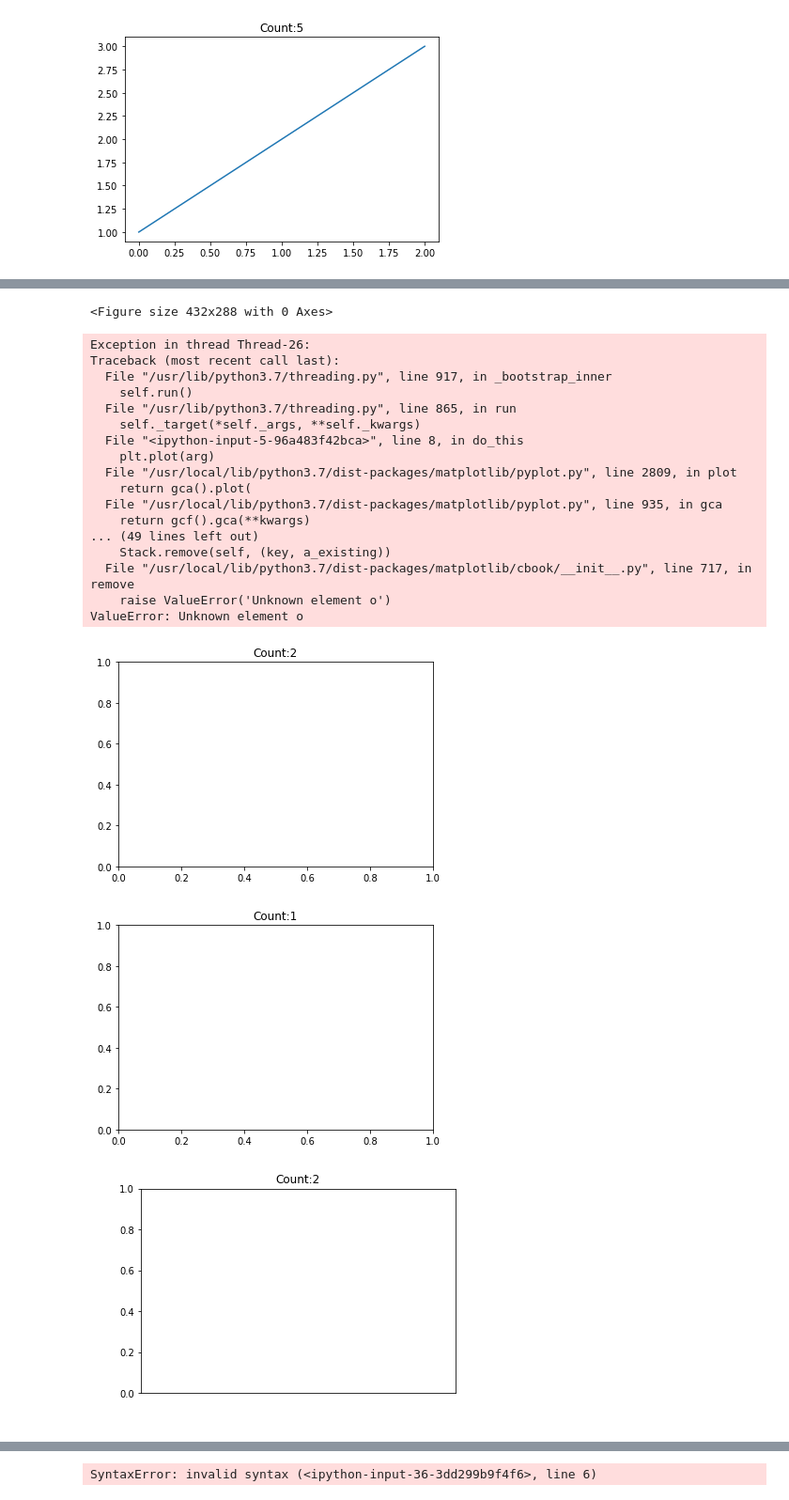
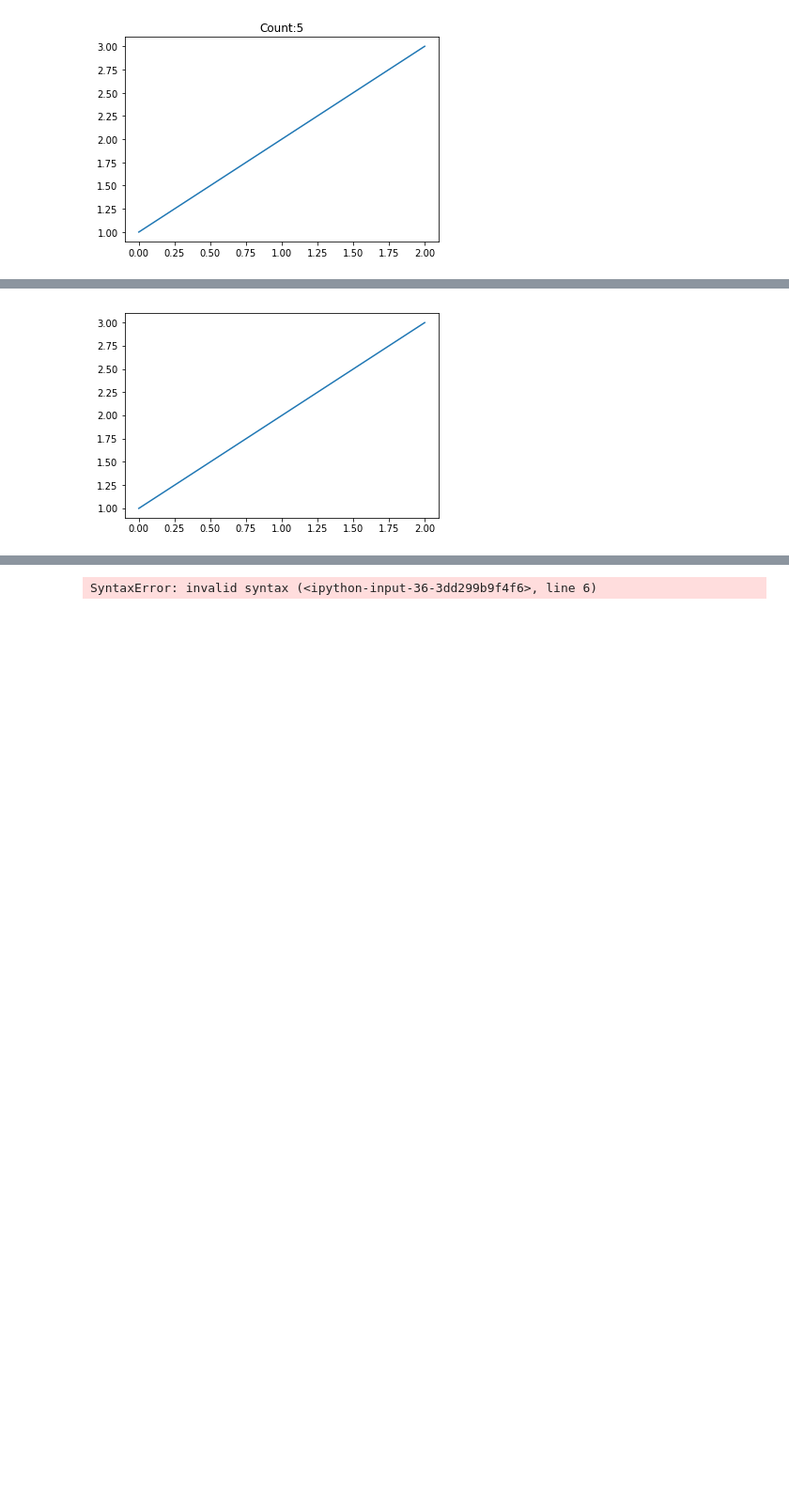
Before and after one commit to aniruddhakal/Recommending-Diverse-And-Serendipitous-Movies-using-Tag-Genome, a Jupyter notebook: ipython_notebooks/DataExploration/Predict_Ratings/ForkNJoin_Practice.ipynb, the cells around one changed output, grey strips where cells are left out. Shown: that part at 94% size. Drawn from its saved outputs; the diff is of its cells as text; code cells hidden in the pictures; blank space fills up the shorter version.

```diff
--- a/ipython_notebooks/DataExploration/Predict_Ratings/ForkNJoin_Practice.ipynb
+++ b/ipython_notebooks/DataExploration/Predict_Ratings/ForkNJoin_Practice.ipynb
@@ -87,9 +101,7 @@ def do_this(arg, count):
     plt.plot(arg)
     plt.show()
 
-a = 0
-while a < 5:
-    a += 1
+for a in range(5):
 #     p = mp.Process(target=do_this, args=([1,2,3], a,))
     p = t.Thread(target=do_this, args=([1,2,3], a,))
     p.start()
@@ -99,21 +127 @@ while a < 5:
-<Figure size 432x288 with 0 Axes>
-Exception in thread Thread-26:
-Traceback (most recent call last):
-  File "/usr/lib/python3.7/threading.py", line 917, in _bootstrap_inner
-    self.run()
-  File "/usr/lib/python3.7/threading.py", line 865, in run
-    self._target(*self._args, **self._kwargs)
-  File "<ipython-input-5-96a483f42bca>", line 8, in do_this
-    plt.plot(arg)
-  File "/usr/local/lib/python3.7/dist-packages/matplotlib/pyplot.py", line 2809, in plot
-    return gca().plot(
-  File "/usr/local/lib/python3.7/dist-packages/matplotlib/pyplot.py", line 935, in gca
-    return gcf().gca(**kwargs)
-... (49 lines left out)
-    Stack.remove(self, (key, a_existing))
-  File "/usr/local/lib/python3.7/dist-packages/matplotlib/cbook/__init__.py", line 717, in remove
-    raise ValueError('Unknown element o')
-ValueError: Unknown element o
-[figure, old version]
+[figure, new version]
-[figure, removed]
-[figure, removed]
```
Also changed, not shown: parts of 3 cells of this notebook, 5 other files.
